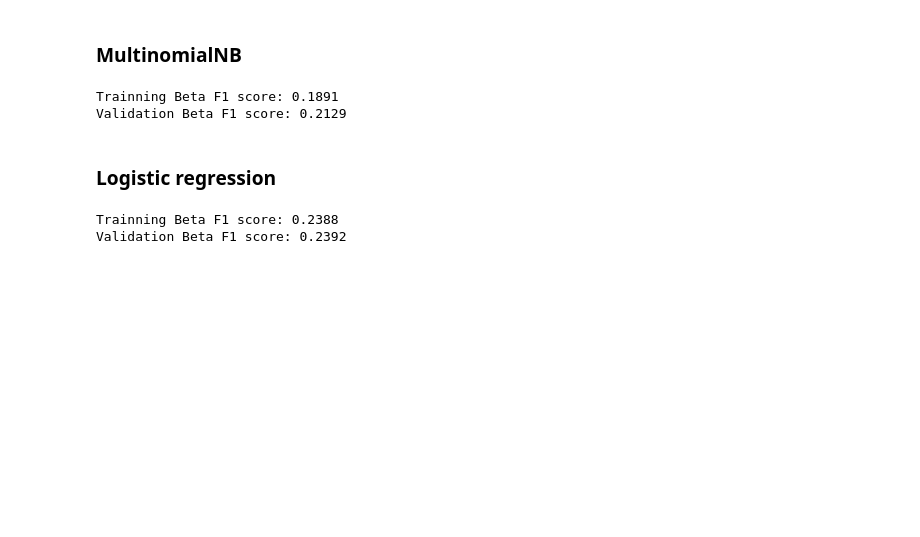
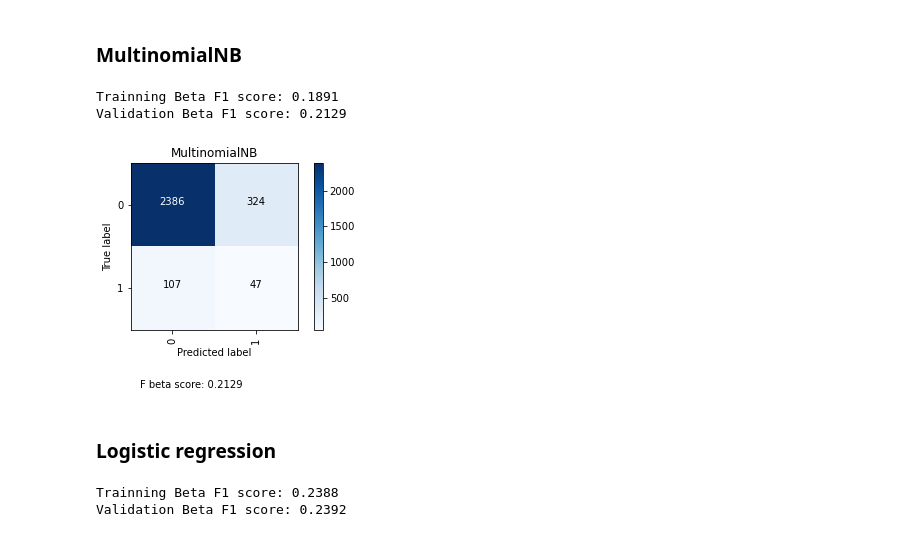
Before and after one commit to Pochenlin513/ML-Final, a Jupyter notebook: final.ipynb, the cells around one changed output. Drawn from its saved outputs; the diff is of its cells as text; code cells hidden in the pictures; blank space fills up the shorter version.

Commit message:
add confusion matrix

```diff
--- a/final.ipynb
+++ b/final.ipynb
@@ -232,6 +233,35 @@ def voter(clf_results, clf_weights):
     output = pd.DataFrame(clf_results.PerNo)
     output['PerStatus'] = vote_result
     return output
+
+def plot_confusion_matrix(classes, y_true, y_pred, title, save_path, save=False):
+    cmap = plt.cm.Blues
+    cm = confusion_matrix(y_true, y_pred)
+    plt.figure()
+    plt.imshow(cm, interpolation='nearest', cmap=cmap)
+    plt.title(title)
+    plt.colorbar()
+    tick_marks = np.arange(len(classes))
+    plt.xticks(tick_marks, classes, rotation=90)
+    plt.yticks(tick_marks, classes)
+
+    thresh = (cm.max()+cm.min()) / 2
+    for i, j in itertools.product(range(cm.shape[0]), range(cm.shape[1])):
+        plt.text(j, i, format(cm[i, j], 'd'),
+                 horizontalalignment="center",
+                 color="white" if cm[i, j] > thresh else "black")
+
+    text = f'F beta score: {F_beta_score(y_true, y_pred):.4f}'
+    plt.gcf().subplots_adjust(bottom=0.3)
+    plt.figtext(0.5, 0.1, text, ha='center')
+
+    plt.ylabel('True label')
+    plt.xlabel('Predicted label')
+    if save:
+        plt.savefig(save_path+f'{title}.png', transparent=True)
+    plt.show()
+
+save_path = './confusion matrix/'
 # %%
 X_train_num_ohe.shape
 # %% [output]
@@ -345,6 +375,11 @@ y_pred_mnb = fit_and_predict(mnb, X_train_all_, y_train, X_val_all_, y_val)
 # %% [output]
 Trainning Beta F1 score: 0.1891
 Validation Beta F1 score: 0.2129
+# %%
+title = 'MultinomialNB'
+plot_confusion_matrix([0,1], y_val, y_pred_mnb, title=title, save_path=save_path, save=True)
+# %% [output]
+[figure, added]
 # %%
 mnb = NB.MultinomialNB()
 submission_mnb = make_submission(mnb, X_all_, y, X_test_all_, test_ds_valid, test_ds_invalid, test_ds)
```
Also changed, not shown: parts of 10 cells of this notebook, 8 other files.
